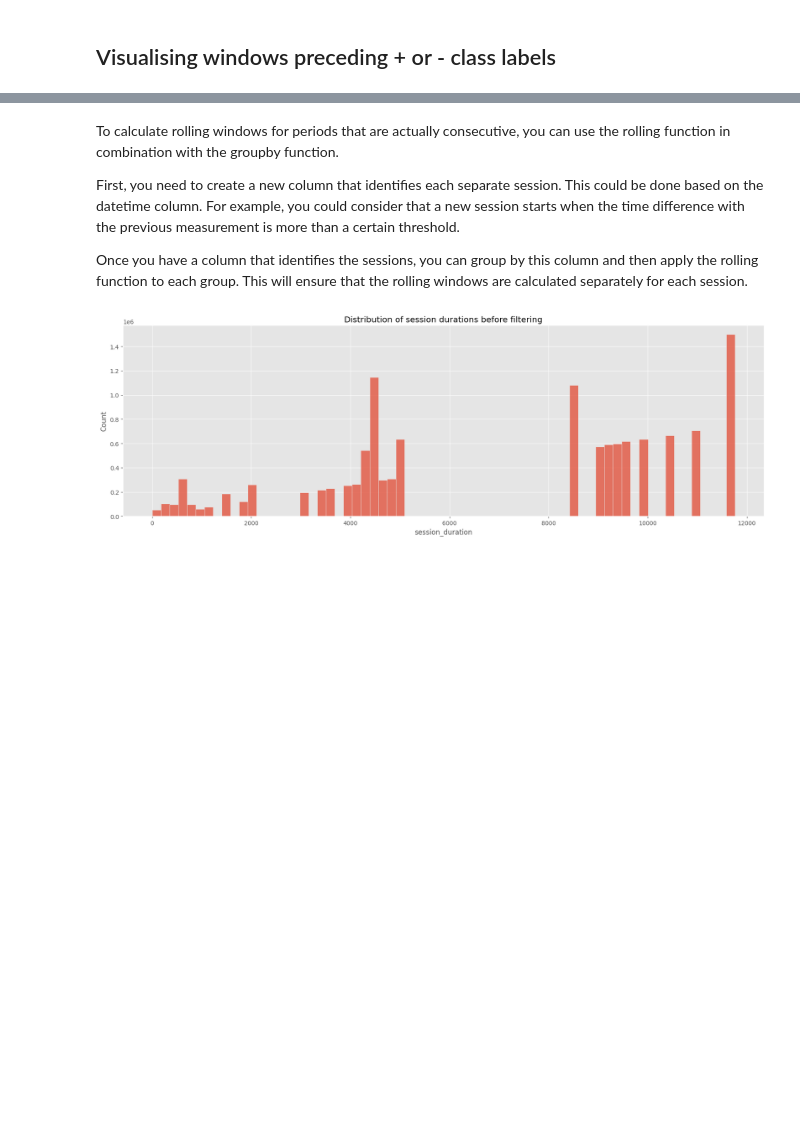
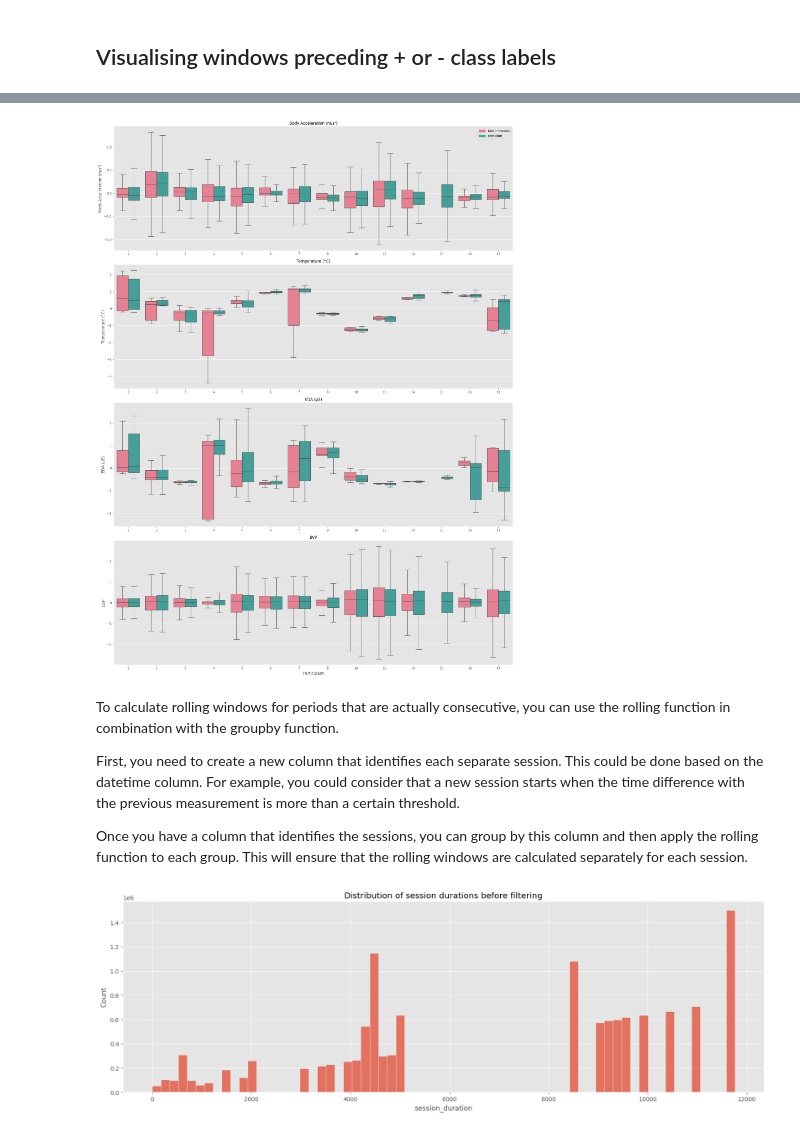
Before and after one commit to koenraijer/IP-TNT, a Jupyter notebook: 06_feature_engineering.ipynb, the cells around one changed output, grey strips where cells are left out. Drawn from its saved outputs; the diff is of its cells as text; code cells hidden in the pictures; blank space fills up the shorter version.

```diff
--- a/06_feature_engineering.ipynb
+++ b/06_feature_engineering.ipynb
@@ -27,0 +103,16 @@ df.head()
+# %%
+from sklearn.preprocessing import StandardScaler
+
+columns_to_normalize = ["body_acc", "temp", "eda", "bvp", "hr"]
+participants = df['participant']
+
+# Apply StandardScaler to each participant group and avoid resetting the index
+scaled_df = df.groupby(participants)[columns_to_normalize].apply(lambda x: pd.DataFrame(StandardScaler().fit_transform(x), columns=x.columns) if len(x) > 1 else x)
+
+# Reset the inner level of the index
+scaled_df.reset_index(drop=True, inplace=True)
+
+# Merge the scaled data back into the original dataframe
+df[columns_to_normalize] = scaled_df
+
+print(df.head(50))
@@ -133,3 +334,64 @@ plot_data_grid(positive_data, negative_data, save=True)
+# %%
+import seaborn as sns
+import matplotlib.pyplot as plt
+import pandas as pd
+import matplotlib.patches as mpatches
+
+# Create a dictionary to map old labels to new ones
+label_map = {
+    'bvp': 'BVP',
+    'eda': 'EDA (μS)',
+    'temp': 'Temperature (°C)',
+    'acc_x': 'Acceleration (x-axis)',
+    'acc_y': 'Acceleration (y-axis)',
+    'acc_z': 'Acceleration (z-axis)',
+    'body_acc': 'Body Acceleration (m/s²)',
+}
+
+# Step 1: Transform the data to long format
+data = []
+for label, dataset in [("Positive", positive_data), ("Negative", negative_data)]:
+    for participant, participant_data in dataset.items():
+        for column, column_data in participant_data.items():
+            for value in column_data.values.flatten():
+                data.append([participant, column, label, value])
+df_long = pd.DataFrame(data, columns=["Participant", "Feature", "Label", "Value"])
+
+# Map old labels to new ones
+df_long["Feature"] = df_long["Feature"].map(label_map)
+
+# Step 2: Create a FacetGrid
+g = sns.FacetGrid(df_long, row="Feature", sharex=False, sharey=False, height=6, aspect=3)
+
+# Define the colors for the boxplots
+colors = sns.color_palette('husl', n_colors=2)
+
+# Step 3: Map a boxplot to each facet
+def boxplot(x, y, hue, **kwargs):
+    ax = sns.boxplot(x=x, y=y, hue=hue, palette=colors, **kwargs)
+    ax.legend().remove()  # Remove the legend after creating the boxplot
+
+g.map(boxplot, "Participant", "Value", "Label", showfliers=False)
+
+# Create patches for the legend
+non_intrusion_patch = mpatches.Patch(color=colors[0], label='Non-intrusion')
+intrusion_patch = mpatches.Patch(color=colors[1], label='Intrusion')
+
+# Add the legend back only for the first subplot
+g.axes[0,0].legend(handles=[non_intrusion_patch, intrusion_patch], loc='upper right')
+
+# Adjust the layout
+g.set_titles("{row_name}")
+g.set_ylabels("")  # Remove default y-labels
+for ax, title in zip(g.axes.flat, g.row_names):
+    ax.set_ylabel(title)  # Set y-labels to be the feature name
+
+plt.tight_layout()
+
+# Show the plot
+plt.show()
+# %% [output]
+[figure, added]
 # %% [markdown]
 To calculate rolling windows for periods that are actually consecutive, you can use the rolling function in combination with the groupby function.
 
```
Also changed, not shown: parts of 22 cells of this notebook, 9 other files.
